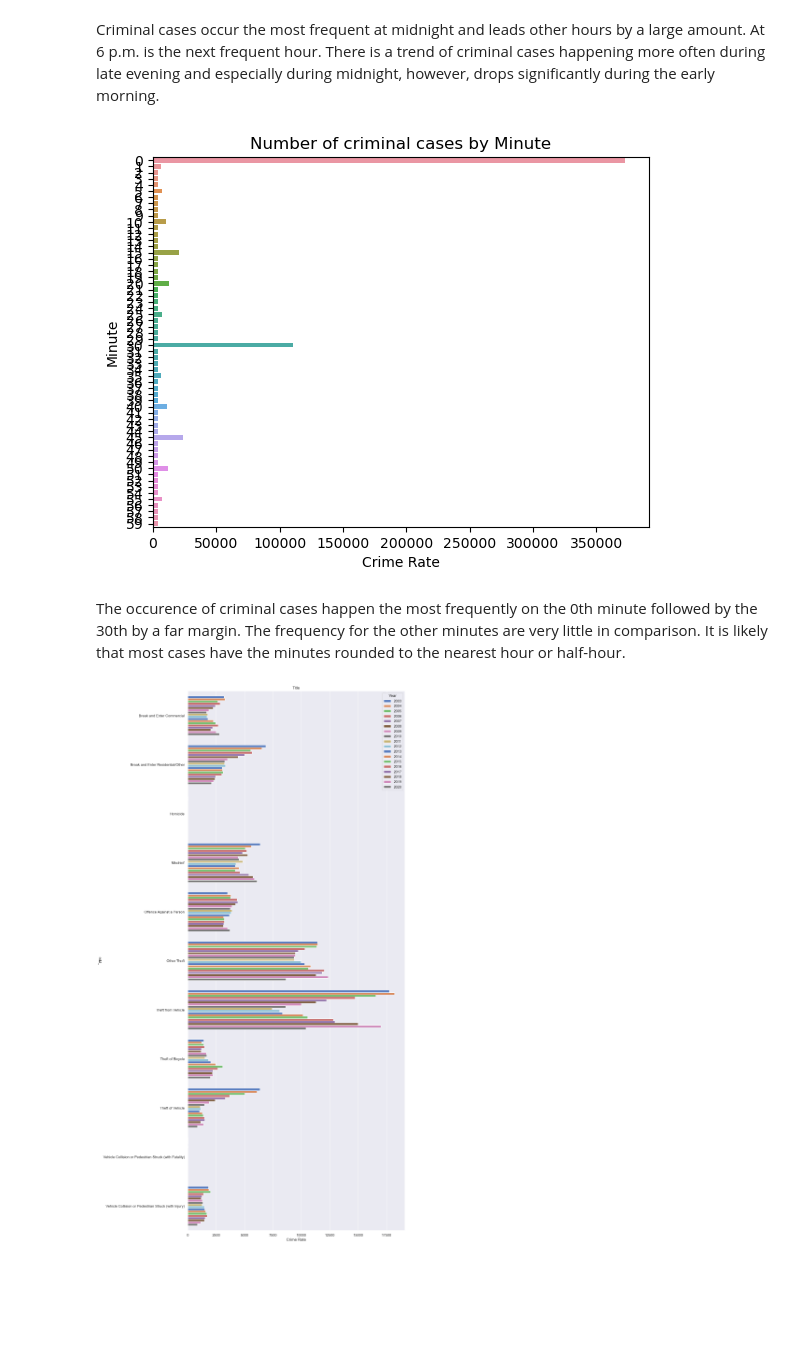
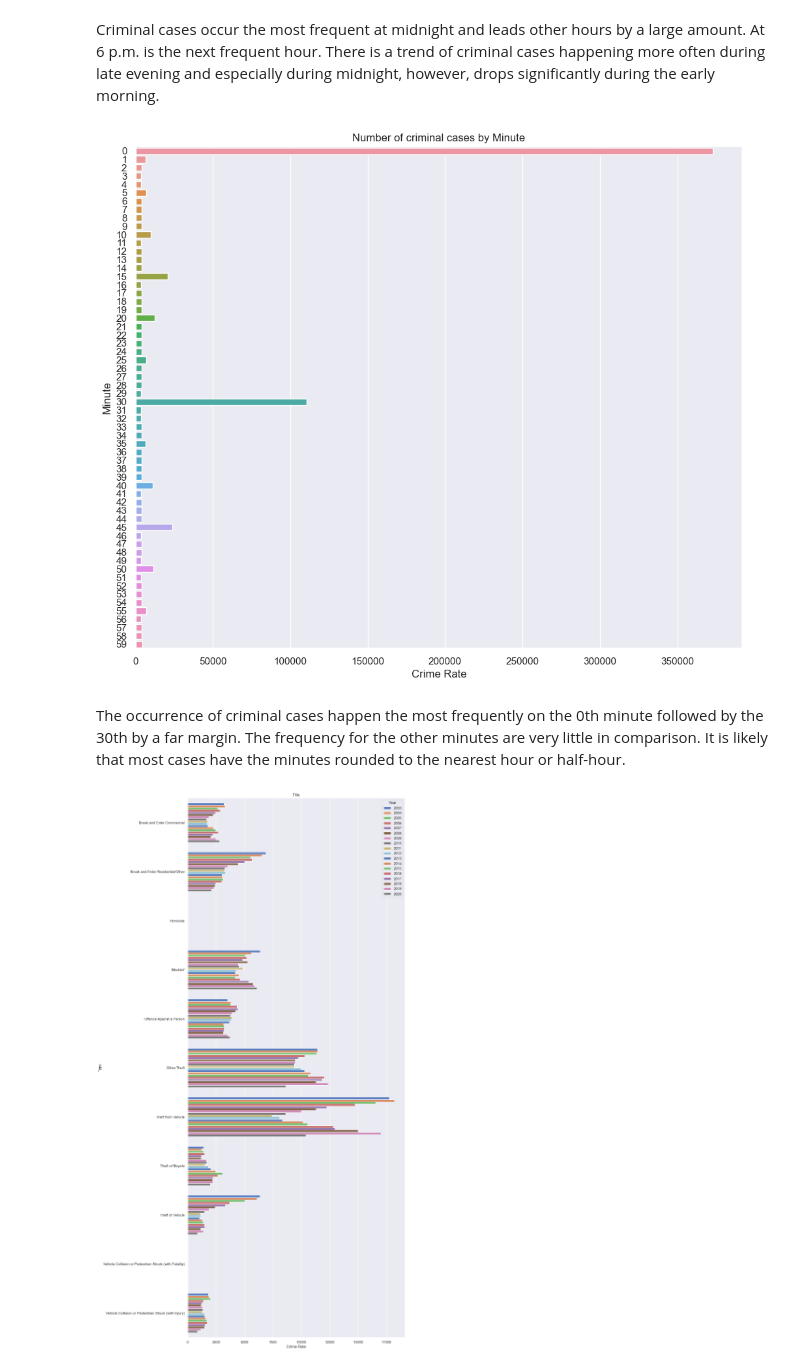
Before and after one commit to ubco-W2022T1-cosc301/project-group11, a Jupyter notebook: notebooks/analysis2.ipynb, the cells around one changed output. Saved outputs shown, nothing was run; the diff lists cells and outputs as text; code cells hidden in the pictures; blank space fills up the shorter version.

Commit message:
Fixed Crime Rate vs Minute graph, added more explanation, and fixed spelling

```diff
--- a/notebooks/analysis2.ipynb
+++ b/notebooks/analysis2.ipynb
@@ -169,10 +170,11 @@ Criminal cases occur the most frequent at midnight and leads other hours by a la
 # %%
 #Create countplot
 pf.countplot(df_cleaned, 'Minute', 'Number of criminal cases by Minute', 'Crime Rate')
+sns.set(rc = {'figure.figsize':(12,10)})
 # %% [output]
-[figure, old version]
+[figure, new version]
 # %% [markdown]
-The occurence of criminal cases happen the most frequently on the 0th minute followed by the 30th by a far margin. The frequency for the other minutes are very little in comparison. It is likely that most cases have the minutes rounded to the nearest hour or half-hour.
+The occurrence of criminal cases happen the most frequently on the 0th minute followed by the 30th by a far margin. The frequency for the other minutes are very little in comparison. It is likely that most cases have the minutes rounded to the nearest hour or half-hour.
 # %%
 #Create countplot with hue
 pf.countplothue(df_cleaned, 'Type', 'Year', 'Title', 'Crime Rate')
```
Also changed, not shown: parts of 9 cells of this notebook.
